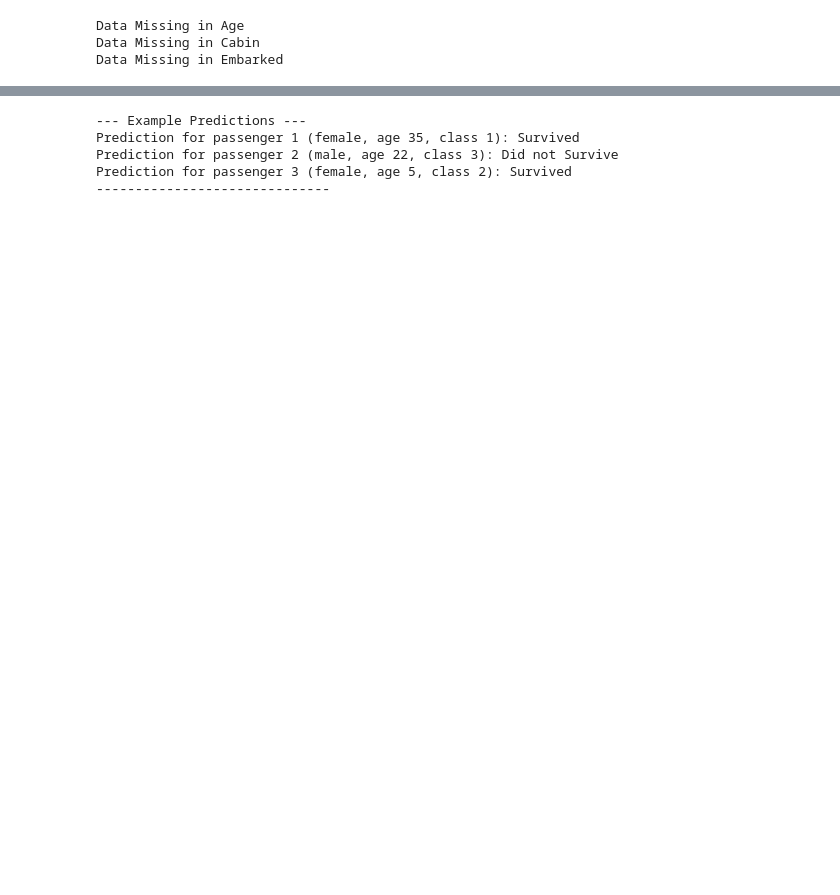
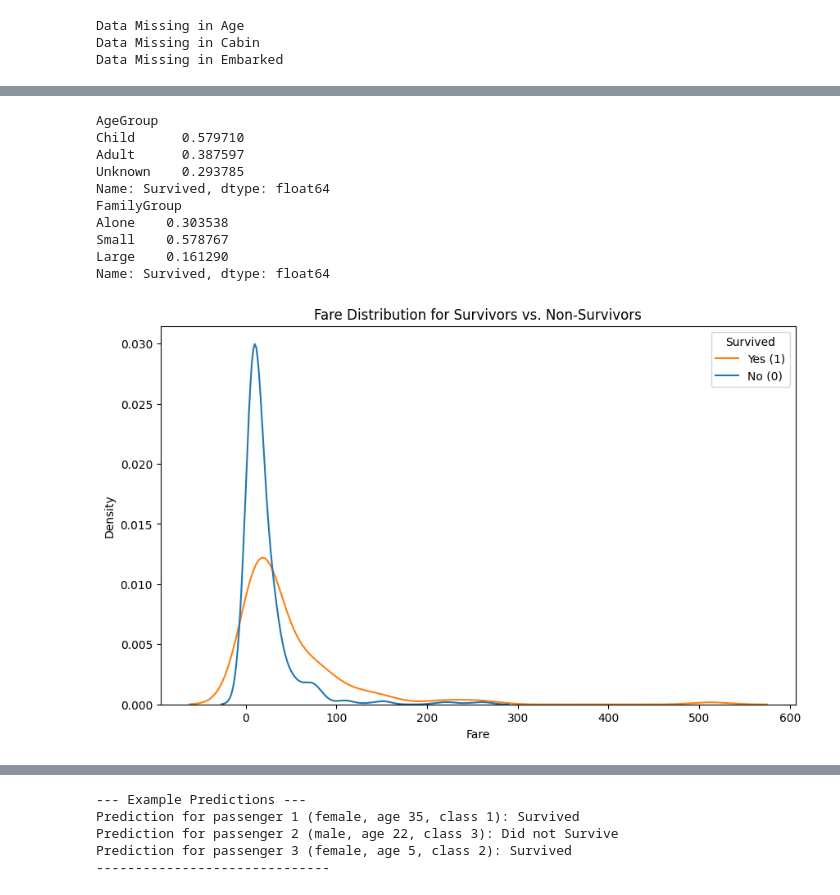
Before and after one commit to tamkhaivo/college-notes, a Jupyter notebook: CSC 180/Assignment13 - Trees - Titanic.ipynb, the cells around one changed output, grey strips where cells are left out. Drawn from its saved outputs; the diff is of its cells as text; code cells hidden in the pictures; blank space fills up the shorter version.

```diff
--- a/CSC 180/Assignment13 - Trees - Titanic.ipynb
+++ b/CSC 180/Assignment13 - Trees - Titanic.ipynb
@@ -49,3 +95,42 @@ X_train, X_test, y_train, y_test = train_test_split(X, y, test_size=0.1, random_
+# %%
+# Exploratory Numerical
+bins = [0, 12, 100]
+labels = ['Child', 'Adult']
+df['AgeGroup'] = pd.cut(df['Age'], bins=bins, labels=labels, right=True)
+df['AgeGroup'] = df['AgeGroup'].cat.add_categories('Unknown')
+df['AgeGroup'] = df['AgeGroup'].fillna('Unknown')
+
+survival_rate_by_age = df.groupby('AgeGroup')['Survived'].mean()
+print(survival_rate_by_age)
+
+labels = ['Alone', 'Small', 'Large']
+df['FamilySize'] = df['SibSp'] + df['Parch'] + 1
+bins = [0, 1, 4, df['FamilySize'].max()]
+df['FamilyGroup'] = pd.cut(df['FamilySize'], bins=bins, labels=labels, right=True)
+
+survival_rate_by_family = df.groupby('FamilyGroup')['Survived'].mean()
+print(survival_rate_by_family)
+
+
+plt.figure(figsize=(10, 6))
+sns.kdeplot(data=df, x='Fare', hue='Survived', common_norm=False)
+plt.title('Fare Distribution for Survivors vs. Non-Survivors')
+plt.xlabel('Fare')
+plt.ylabel('Density')
+plt.legend(title='Survived', labels=['Yes (1)', 'No (0)'])
+plt.show()
+# %% [output]
+AgeGroup
+Child      0.579710
+Adult      0.387597
+Unknown    0.293785
+Name: Survived, dtype: float64
+FamilyGroup
+Alone    0.303538
+Small    0.578767
+Large    0.161290
+Name: Survived, dtype: float64
+[figure, added]
 # %%
 def extract_cabin_letter(X):
     """
```
Also changed, not shown: parts of 11 cells of this notebook, 8 other files.
